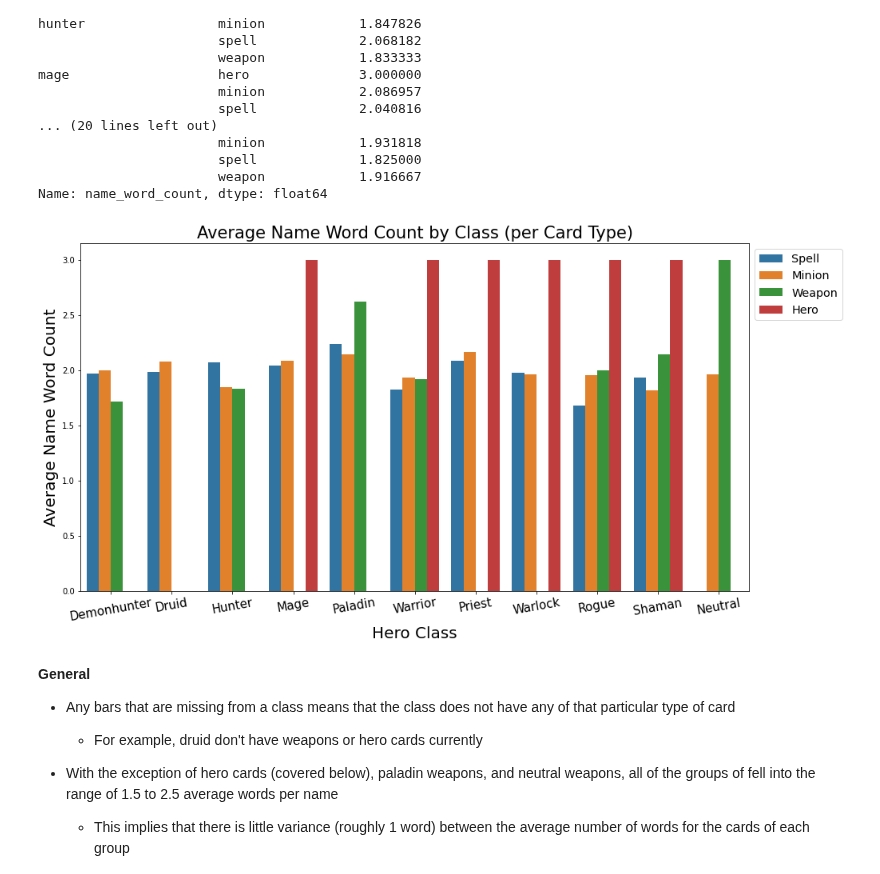
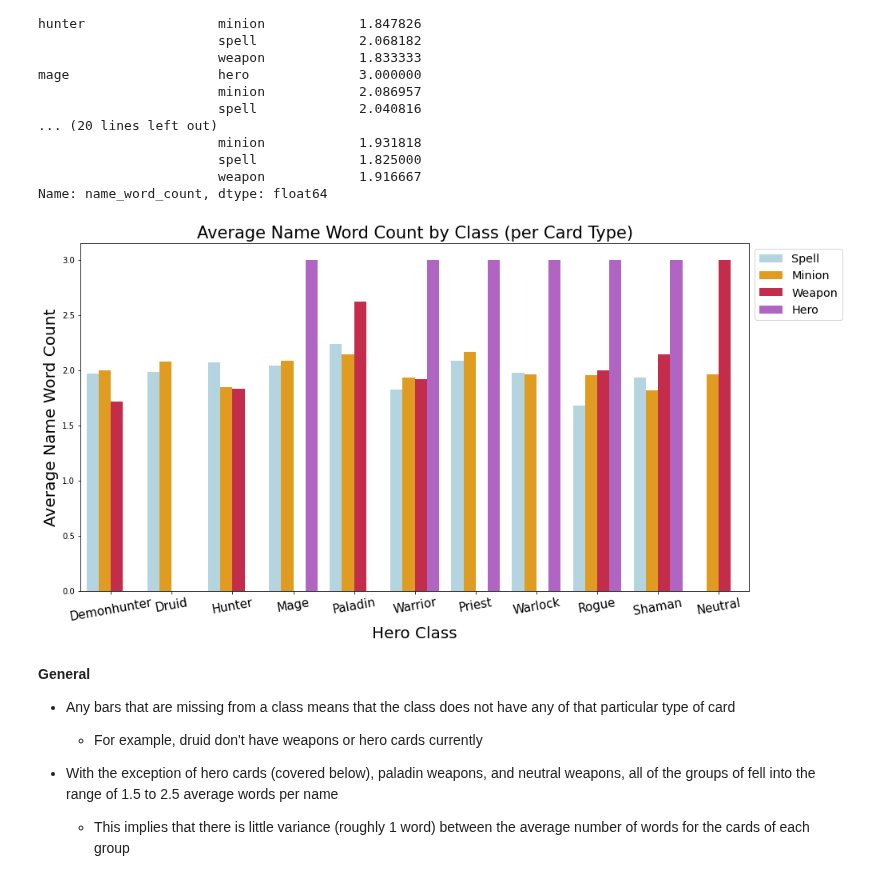
Before and after one commit to SamuelD-Data/hearthstone_project, a Jupyter notebook: hearthstone_project_notebook.ipynb, the cells around one changed output. Cells and saved outputs as stored; diff of their text form; code cells hidden in the pictures.

Commit message:
update grouped barplot to have identical colors for each card type

```diff
--- a/hearthstone_project_notebook.ipynb
+++ b/hearthstone_project_notebook.ipynb
@@ -796,25 +796,27 @@ mage                   hero              3.000000
                        spell             1.825000
                        weapon            1.916667
 Name: name_word_count, dtype: float64
+# %%
+ctype_colord = {'Spell' : 'lightblue', 'Minion' : 'orange', 'Hero' : 'mediumorchid', 'Weapon' : 'crimson'}
 # %%
 # copying main df to avoid altering
 wc_by_ctype_df = df.copy()
 
 # capitalizing hero class names and card types for aesthetic appeal in plot
 wc_by_ctype_df.name_prime_hero_class = wc_by_ctype_df.name_prime_hero_class.str.title()
 wc_by_ctype_df.name_card_type = wc_by_ctype_df.name_card_type.str.title()
 
 # creating plot
 plt.figure(figsize=(15,8))
 plt.xticks(fontsize = 15, rotation = 10)
-ax = sns.barplot(x = "name_prime_hero_class",  y = "name_word_count", hue = 'name_card_type',  data = wc_by_ctype_df, ci = None)
+ax = sns.barplot(x = "name_prime_hero_class",  y = "name_word_count", hue = 'name_card_type',  data = wc_by_ctype_df, ci = None, palette =  ctype_colord)
 plt.xlabel('Hero Class', fontsize = 20)
 plt.ylabel('Average Name Word Count', fontsize = 20)
 plt.title('Average Name Word Count by Class (per Card Type)', fontsize = 21)
 ax.legend(bbox_to_anchor=(1, 1), fontsize='x-large')
 plt.show()
 # %% [output]
-[figure, old version]
+[figure, new version]
 # %% [markdown]
 __General__
 - Any bars that are missing from a class means that the class does not have any of that particular type of card
```
Also changed, not shown: parts of 4 cells of this notebook.
